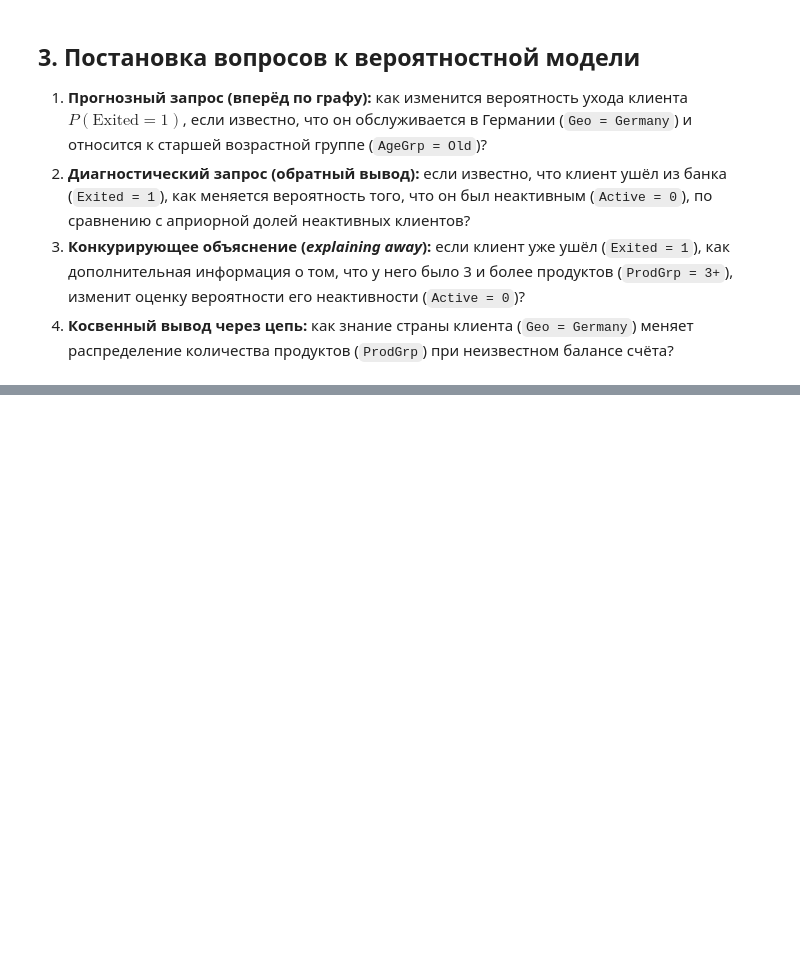
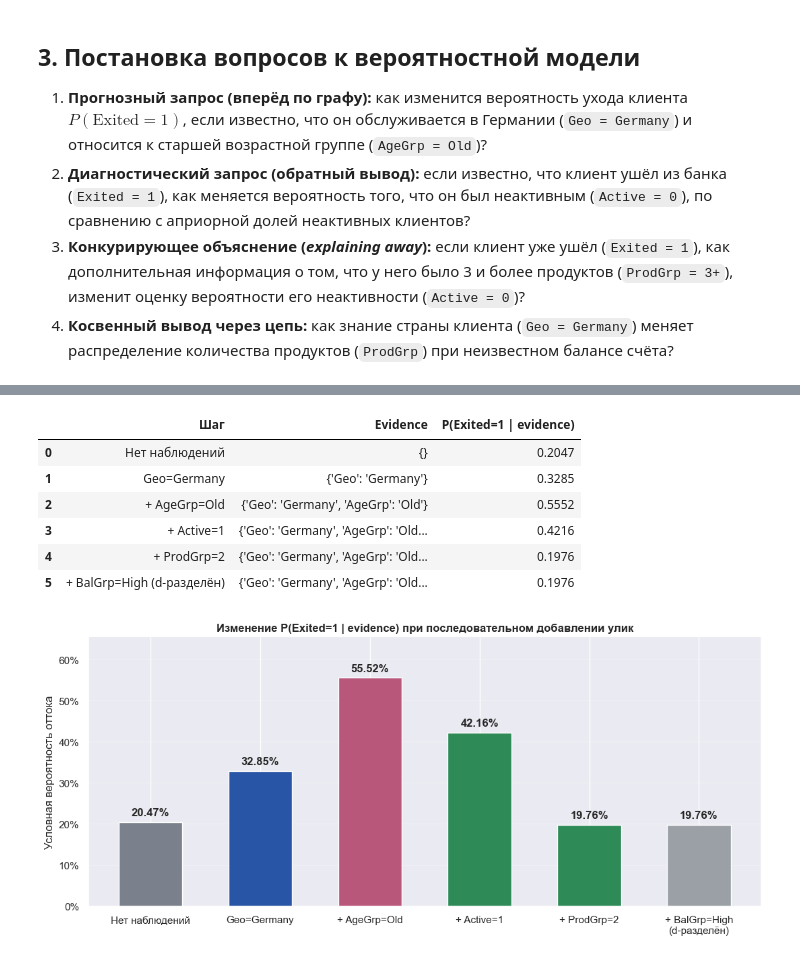
Before and after one commit to CerN04/ml_course_mai, a Jupyter notebook: bayesian/lab4.ipynb, the cells around one changed output, grey strips where cells are left out. Drawn from its saved outputs; the diff is of its cells as text; code cells hidden in the pictures; blank space fills up the shorter version.

```diff
--- a/bayesian/lab4.ipynb
+++ b/bayesian/lab4.ipynb
@@ -354,0 +704,44 @@ display(exited_support.sort_values("n").head(12))
+# %%
+evidence_steps = [
+    ("Нет наблюдений", {}),
+    ("Geo=Germany", {"Geo": "Germany"}),
+    ("+ AgeGrp=Old", {"Geo": "Germany", "AgeGrp": "Old"}),
+    ("+ Active=1", {"Geo": "Germany", "AgeGrp": "Old", "Active": 1}),
+    ("+ ProdGrp=2", {"Geo": "Germany", "AgeGrp": "Old", "Active": 1, "ProdGrp": "2"}),
+    ("+ BalGrp=High\n(d-разделён)", {"Geo": "Germany", "AgeGrp": "Old", "Active": 1, "ProdGrp": "2", "BalGrp": "High"}),
+]
+
+step_rows = []
+for label, ev in evidence_steps:
+    step_rows.append({
+        "Шаг": label.replace("\n", " "),
+        "Evidence": str(ev),
+        "P(Exited=1 | evidence)": query_prob(infer, "Exited", 1, ev),
+    })
+ev_df = pd.DataFrame(step_rows)
+display(ev_df.round(4))
+
+fig, ax = plt.subplots(figsize=(11, 5))
+vals = ev_df["P(Exited=1 | evidence)"].to_numpy()
+labels = [s[0] for s in evidence_steps]
+bar_colors = ["#7B818C", "#2855A6", "#B9577A", "#2E8B57", "#2E8B57", "#9AA0A6"]
+
+bars = ax.bar(labels, vals, color=bar_colors, width=0.58)
+ax.bar_label(bars, labels=[f"{v:.2%}" for v in vals], padding=5, fontweight="bold")
+ax.set_title("Изменение P(Exited=1 | evidence) при последовательном добавлении улик", fontweight="bold")
+ax.set_ylabel("Условная вероятность оттока")
+ax.set_ylim(0, max(vals) * 1.18)
+ax.yaxis.set_major_formatter(plt.FuncFormatter(lambda y, _: f"{y:.0%}"))
+ax.grid(axis="y", alpha=0.25)
+ax.set_axisbelow(True)
+plt.tight_layout()
+plt.show()
+# %% [output]
+|  | Шаг | Evidence | P(Exited=1 | evidence) |
+| 0 | Нет наблюдений | {} | 0.2047 |
+| 1 | Geo=Germany | {'Geo': 'Germany'} | 0.3285 |
+| 2 | + AgeGrp=Old | {'Geo': 'Germany', 'AgeGrp': 'Old'} | 0.5552 |
+| 3 | + Active=1 | {'Geo': 'Germany', 'AgeGrp': 'Old... | 0.4216 |
+| 4 | + ProdGrp=2 | {'Geo': 'Germany', 'AgeGrp': 'Old... | 0.1976 |
+| 5 | + BalGrp=High (d-разделён) | {'Geo': 'Germany', 'AgeGrp': 'Old... | 0.1976 |
+[figure, added]
```
Also changed, not shown: parts of 10 cells of this notebook.
